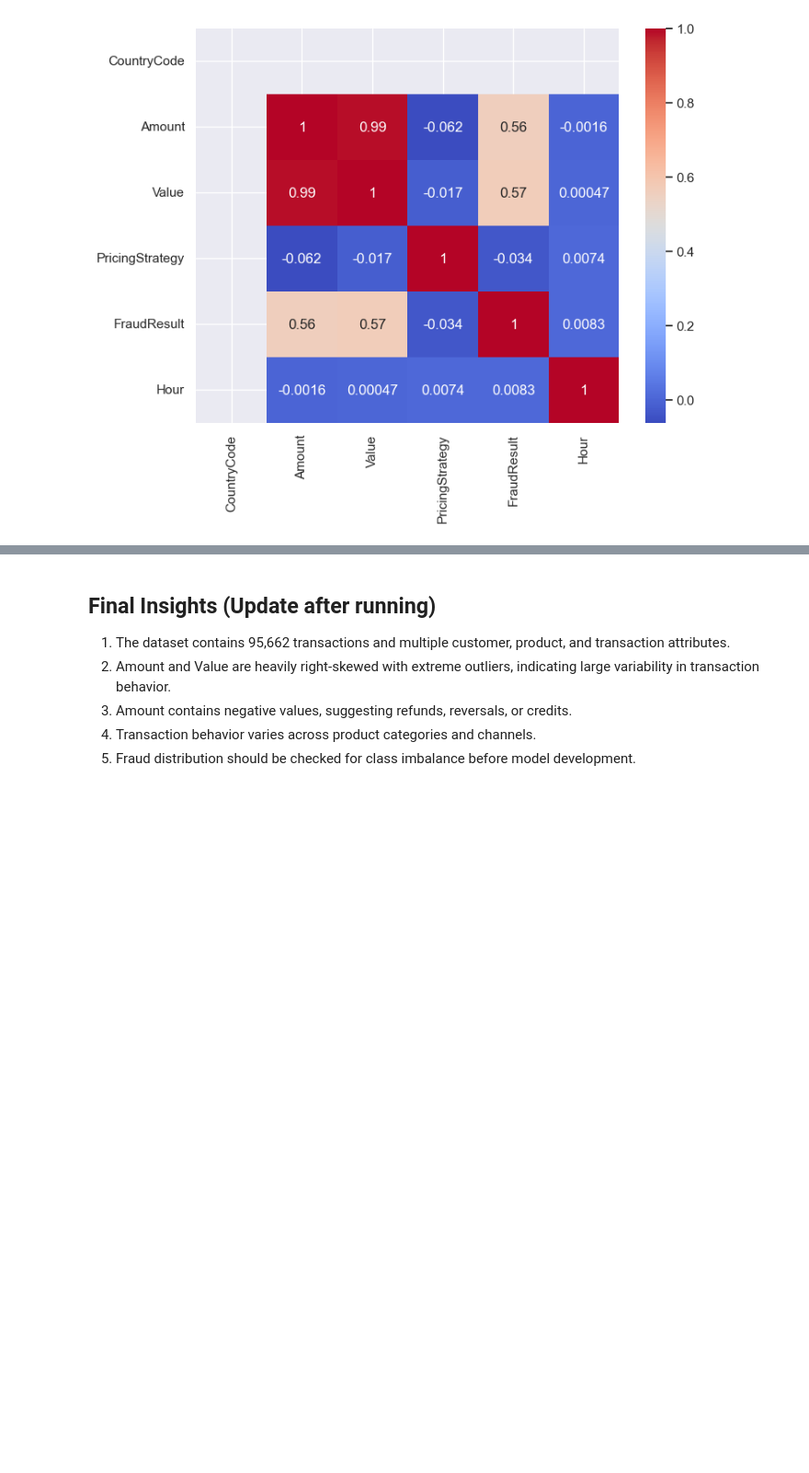
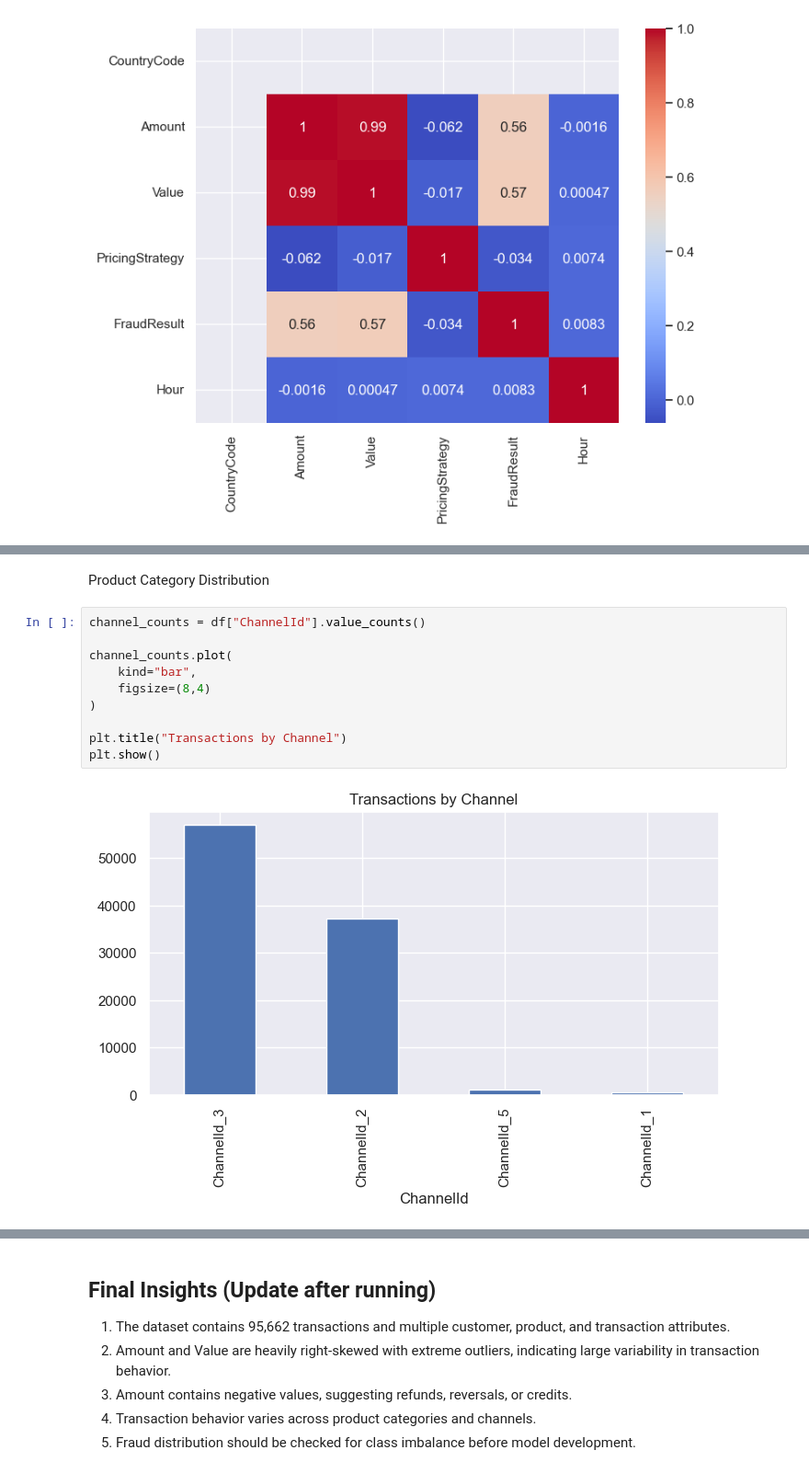
Before and after one commit to BeteLhem401/credit-risk-model, a Jupyter notebook: notebooks/eda.ipynb, the cells around one changed output, grey strips where cells are left out. Shown at 92% size. Cells and saved outputs as stored; diff of their text form; blank space fills up the shorter version.

```diff
--- a/notebooks/eda.ipynb
+++ b/notebooks/eda.ipynb
@@ -162,0 +167,14 @@ plt.show()
+# %% [markdown]
+Product Category Distribution
+# %%
+channel_counts = df["ChannelId"].value_counts()
+
+channel_counts.plot(
+    kind="bar",
+    figsize=(8,4)
+)
+
+plt.title("Transactions by Channel")
+plt.show()
+# %% [output]
+[figure, added]
```
Also changed, not shown: parts of 6 cells of this notebook.
